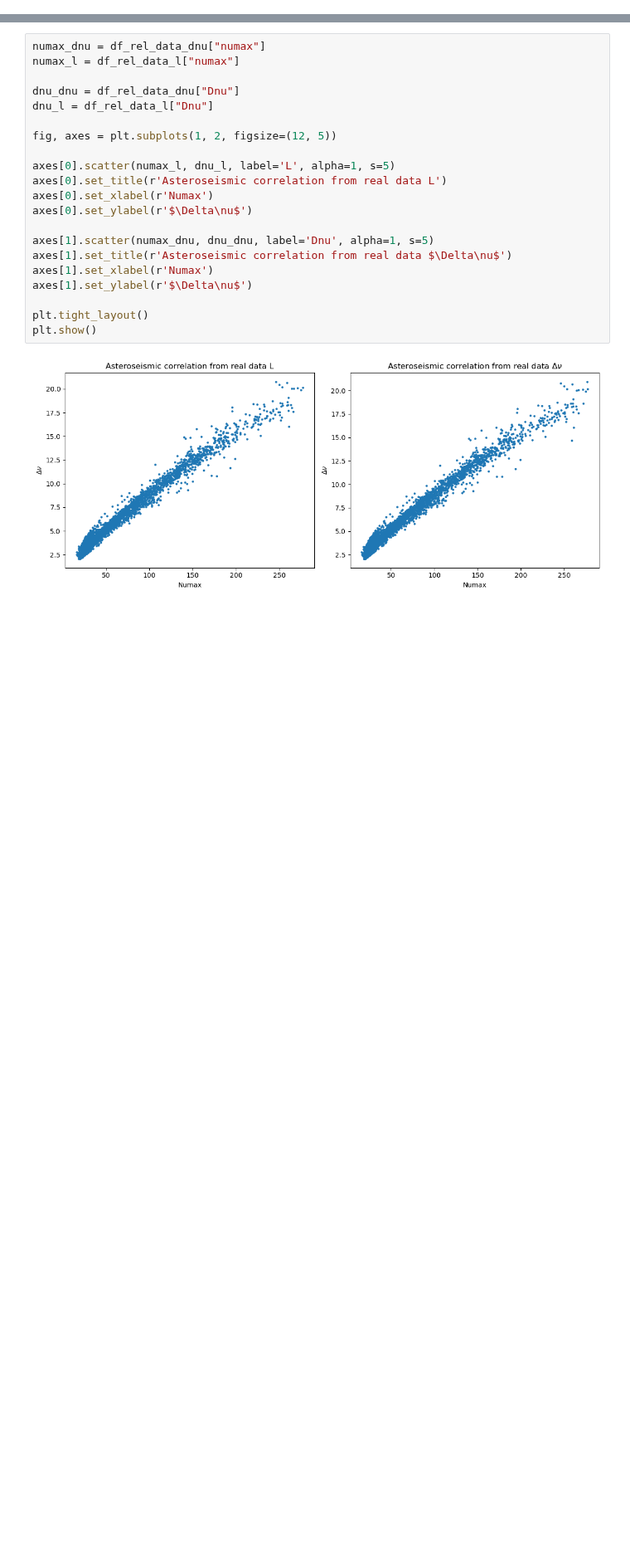
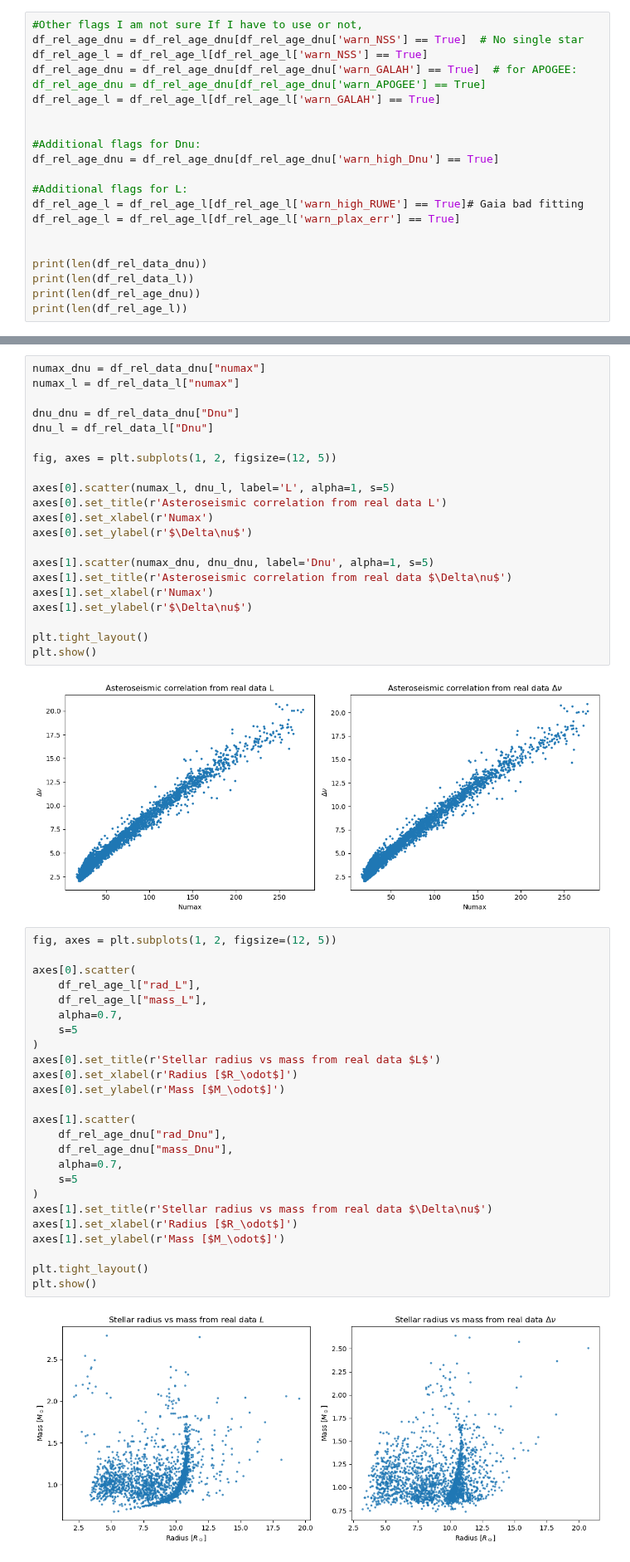
Before and after one commit to juanpabloidarraga/master_thesis, a Jupyter notebook: code/playing_willet.ipynb, the cells around one changed output, grey strips where cells are left out. Shown at 83% size. Cells and saved outputs as stored; diff of their text form; blank space fills up the shorter version.

```diff
--- a/code/playing_willet.ipynb
+++ b/code/playing_willet.ipynb
@@ -40,3 +37,23 @@ print(len(df_rel_age_l))
+# %%
+#Other flags I am not sure If I have to use or not,
+df_rel_age_dnu = df_rel_age_dnu[df_rel_age_dnu['warn_NSS'] == True]  # No single star
+df_rel_age_l = df_rel_age_l[df_rel_age_l['warn_NSS'] == True]
+df_rel_age_dnu = df_rel_age_dnu[df_rel_age_dnu['warn_GALAH'] == True]  # for APOGEE: df_rel_age_dnu = df_rel_age_dnu[df_rel_age_dnu['warn_APOGEE'] == True]
+df_rel_age_l = df_rel_age_l[df_rel_age_l['warn_GALAH'] == True]
+
+
+#Additional flags for Dnu:
+df_rel_age_dnu = df_rel_age_dnu[df_rel_age_dnu['warn_high_Dnu'] == True]
+
+#Additional flags for L:
+df_rel_age_l = df_rel_age_l[df_rel_age_l['warn_high_RUWE'] == True]# Gaia bad fitting
+df_rel_age_l = df_rel_age_l[df_rel_age_l['warn_plax_err'] == True]
+
+
+print(len(df_rel_data_dnu))
+print(len(df_rel_data_l))
+print(len(df_rel_age_dnu))
+print(len(df_rel_age_l))
 # %% [markdown]
 ### Examine how different is Rel_Data constained by L and real data constrain by Dnu
 # %%
@@ -279,3 +319,30 @@ plt.tight_layout()
 plt.show()
 # %% [output]
 [figure]
+# %%
+fig, axes = plt.subplots(1, 2, figsize=(12, 5))
+
+axes[0].scatter(
+    df_rel_age_l["rad_L"],
+    df_rel_age_l["mass_L"],
+    alpha=0.7,
+    s=5
+)
+axes[0].set_title(r'Stellar radius vs mass from real data $L$')
+axes[0].set_xlabel(r'Radius [$R_\odot$]')
+axes[0].set_ylabel(r'Mass [$M_\odot$]')
+
+axes[1].scatter(
+    df_rel_age_dnu["rad_Dnu"],
+    df_rel_age_dnu["mass_Dnu"],
+    alpha=0.7,
+    s=5
+)
+axes[1].set_title(r'Stellar radius vs mass from real data $\Delta\nu$')
+axes[1].set_xlabel(r'Radius [$R_\odot$]')
+axes[1].set_ylabel(r'Mass [$M_\odot$]')
+
+plt.tight_layout()
+plt.show()
+# %% [output]
+[figure, added]
```
Also changed, not shown: parts of 7 cells of this notebook, 4 other files.
